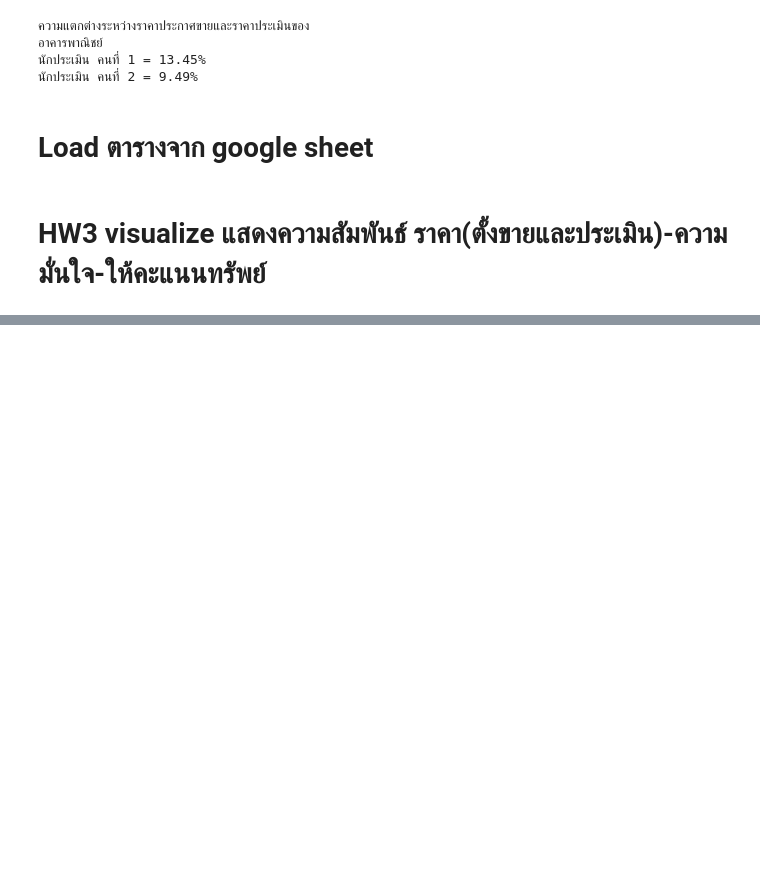
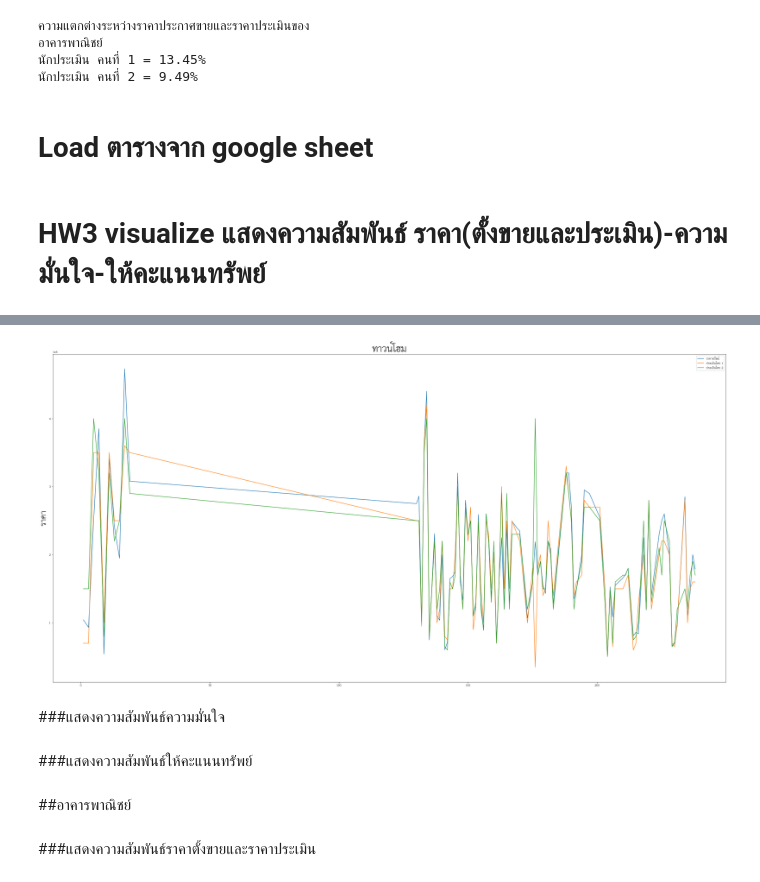
Before and after one commit to nannthd/bsc_dpdm22, a Jupyter notebook: [dataprep1] property estimator.ipynb, the cells around one changed output, grey strips where cells are left out. Saved outputs shown, nothing was run; the diff lists cells and outputs as text; code cells hidden in the pictures; blank space fills up the shorter version.

```diff
--- a/[dataprep1] property estimator.ipynb
+++ b/[dataprep1] property estimator.ipynb
@@ -1559,0 +1604,10 @@ from matplotlib import pyplot as plt
+# %%
+Est_T1 = townhome2[townhome2['ID ผู้ประเมิน']==1]
+Est_T2 = townhome2[townhome2['ID ผู้ประเมิน']==2]
+Est_T1_nodup = Est_T1.drop_duplicates(subset=['ราคาทรัพย์','ประเมินราคาซื้อ-ขาย'])
+Est_T2_nodup = Est_T2.drop_duplicates(subset=['ราคาทรัพย์','ประเมินราคาซื้อ-ขาย'])
+Est_T2['ประเมินโดย 1'] = Est_T2['post id'].map(Est_T1_nodup.set_index('post id')['ประเมินราคาซื้อ-ขาย']);
+Est_T2['ประเมินโดย 2'] = Est_T2['post id'].map(Est_T2_nodup.set_index('post id')['ประเมินราคาซื้อ-ขาย']);
+Table04 = Est_T2[['post id','ราคาทรัพย์','ประเมินโดย 1','ประเมินโดย 2']]
+Table4 = Table04.dropna(subset=['ราคาทรัพย์','ประเมินโดย 1','ประเมินโดย 2'])
+Table4
@@ -1559,0 +1616,16 @@ from matplotlib import pyplot as plt
+# %%
+dataF4 = DataFrame(Table4,columns=['ราคาทรัพย์','ประเมินโดย 1','ประเมินโดย 2'])
+print(dataF4)
+# %%
+dataF4.plot(kind="line")
+plt.title('ทาวน์โฮม',fontsize=30)
+plt.ylabel('ราคา',fontsize=25)
+plt.show()
+# %% [output]
+[figure, added]
+# %% [markdown]
+###แสดงความสัมพันธ์ความมั่นใจ
+# %% [markdown]
+###แสดงความสัมพันธ์ให้คะแนนทรัพย์
+# %% [markdown]
+##อาคารพาณิชย์
@@ -1559,0 +1642,2 @@ from matplotlib import pyplot as plt
+# %% [markdown]
+###แสดงความสัมพันธ์ราคาตั้งขายและราคาประเมิน
```
Also changed, not shown: parts of 29 cells of this notebook.
